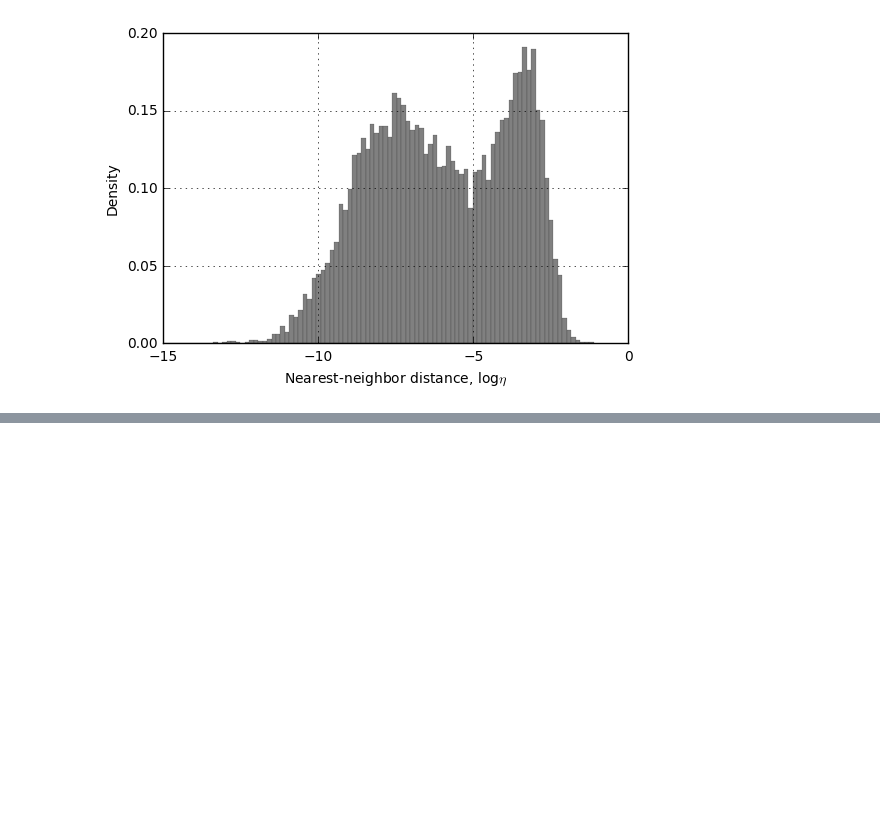
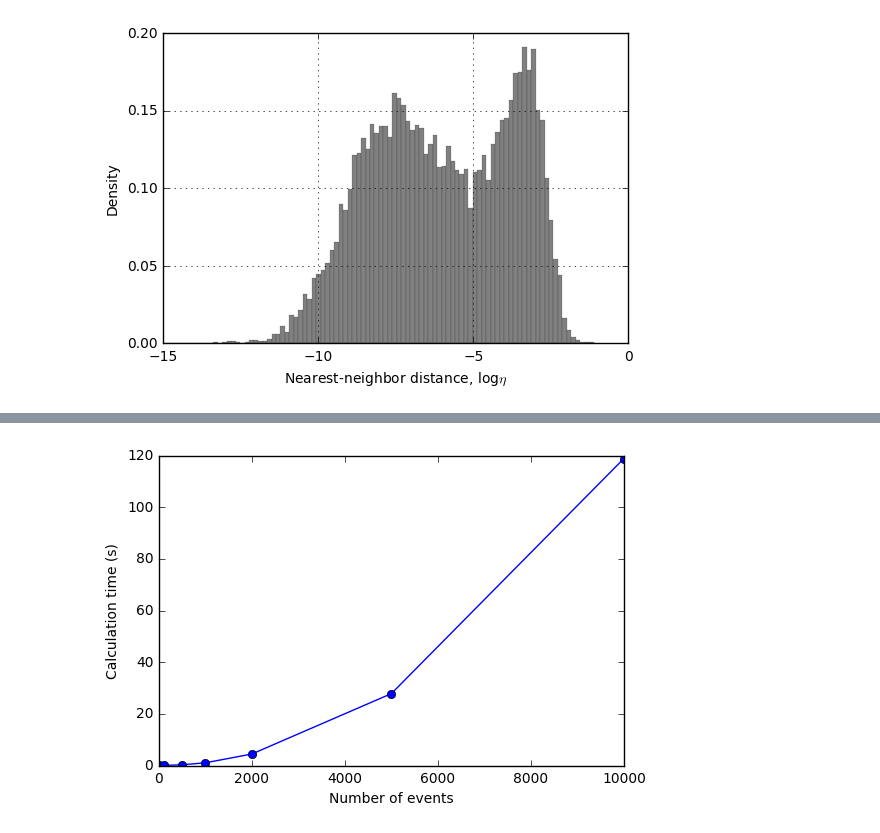
Before and after one commit to rokuwaki/EqDistance, a Jupyter notebook: EqDistance.ipynb, the cells around one changed output, grey strips where cells are left out. Drawn from its saved outputs; the diff is of its cells as text; code cells hidden in the pictures; blank space fills up the shorter version.

```diff
--- a/EqDistance.ipynb
+++ b/EqDistance.ipynb
@@ -23,0 +65,12 @@ plt.show()
+# %%
+fig = plt.figure()
+ax = fig.add_subplot(111)
+num=[10,100,500,1000,2000,5000,10000]
+time=[0.016,0.035,0.284,1.040,4.452,27.824,118.819]
+ax.plot(num,time,'bo-',label='Cal. time')
+param=np.polyfit(x, y, 2)
+ax.set_xlabel('Number of events')
+ax.set_ylabel('Calculation time (s)')
+plt.show()
+# %% [output]
+[figure, added]
```
Also changed, not shown: parts of 3 cells of this notebook, 3 other files.
